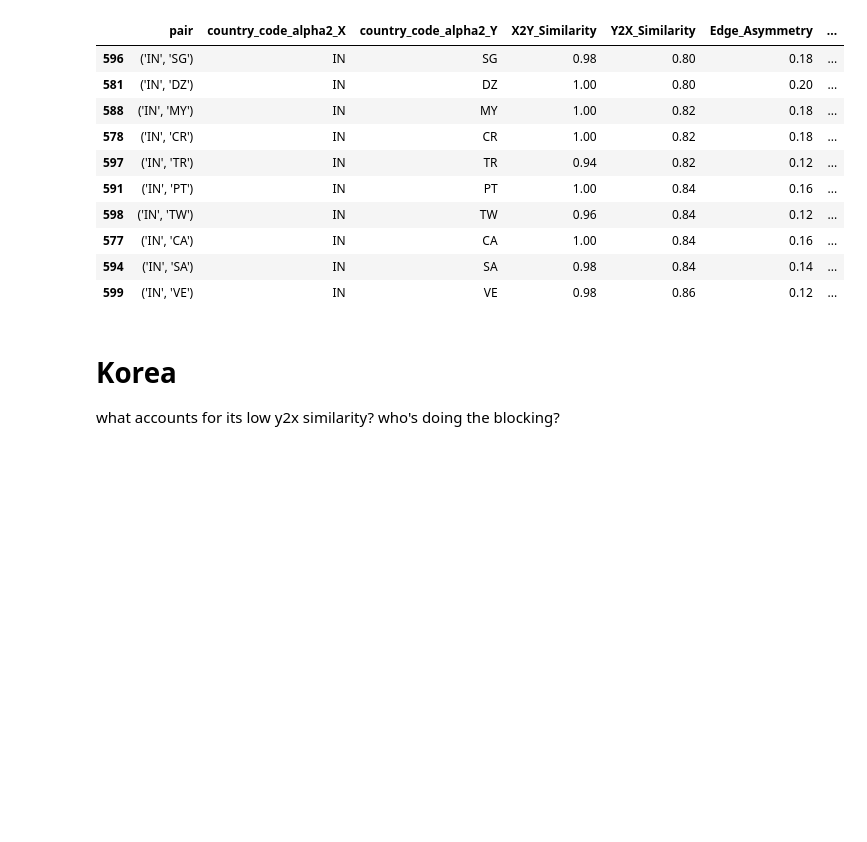
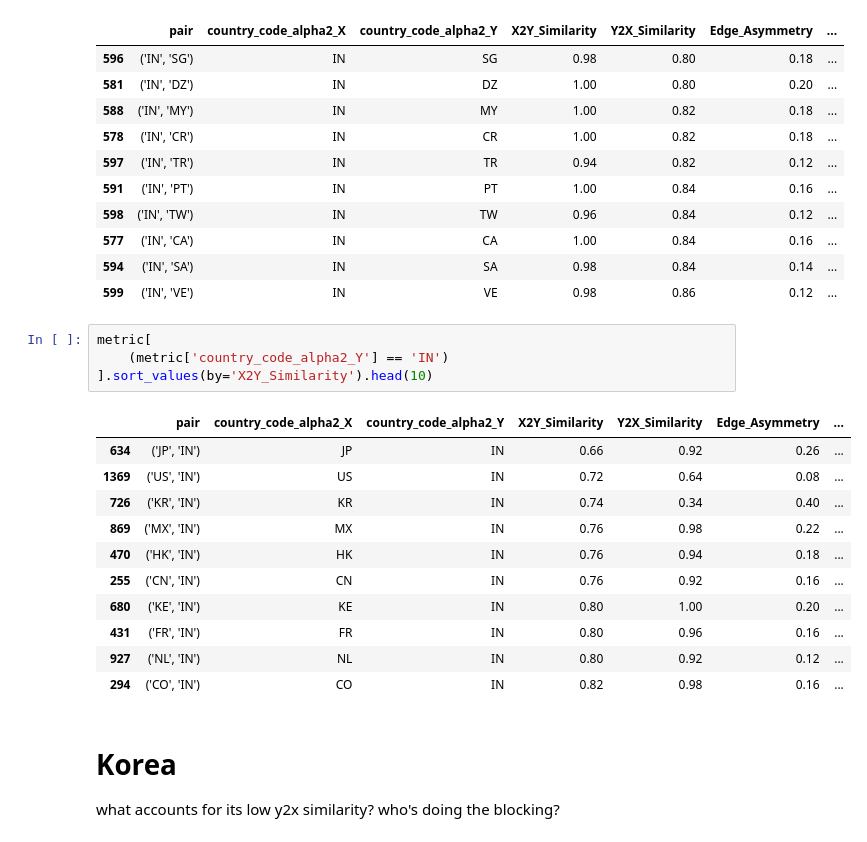
Before and after one commit to daylight-lab/blocking-asymmetries, a Jupyter notebook: Blocking asymmetries.ipynb, the cells around one changed output. Cells and saved outputs as stored; diff of their text form; blank space fills up the shorter version.

```diff
--- a/Blocking asymmetries.ipynb
+++ b/Blocking asymmetries.ipynb
@@ -192,6 +219,22 @@ metric[
 | 577 | ('IN', 'CA') | IN | CA | 1.00 | 0.84 | 0.16 | ... |
 | 594 | ('IN', 'SA') | IN | SA | 0.98 | 0.84 | 0.14 | ... |
 | 599 | ('IN', 'VE') | IN | VE | 0.98 | 0.86 | 0.12 | ... |
+# %%
+metric[
+    (metric['country_code_alpha2_Y'] == 'IN')
+].sort_values(by='X2Y_Similarity').head(10)
+# %% [output]
+|  | pair | country_code_alpha2_X | country_code_alpha2_Y | X2Y_Similarity | Y2X_Similarity | Edge_Asymmetry | ... |
+| 634 | ('JP', 'IN') | JP | IN | 0.66 | 0.92 | 0.26 | ... |
+| 1369 | ('US', 'IN') | US | IN | 0.72 | 0.64 | 0.08 | ... |
+| 726 | ('KR', 'IN') | KR | IN | 0.74 | 0.34 | 0.40 | ... |
+| 869 | ('MX', 'IN') | MX | IN | 0.76 | 0.98 | 0.22 | ... |
+| 470 | ('HK', 'IN') | HK | IN | 0.76 | 0.94 | 0.18 | ... |
+| 255 | ('CN', 'IN') | CN | IN | 0.76 | 0.92 | 0.16 | ... |
+| 680 | ('KE', 'IN') | KE | IN | 0.80 | 1.00 | 0.20 | ... |
+| 431 | ('FR', 'IN') | FR | IN | 0.80 | 0.96 | 0.16 | ... |
+| 927 | ('NL', 'IN') | NL | IN | 0.80 | 0.92 | 0.12 | ... |
+| 294 | ('CO', 'IN') | CO | IN | 0.82 | 0.98 | 0.16 | ... |
 # %% [markdown]
 # Korea
 what accounts for its low y2x similarity? who's doing the blocking?
```
Also changed, not shown: parts of 2 cells of this notebook.
